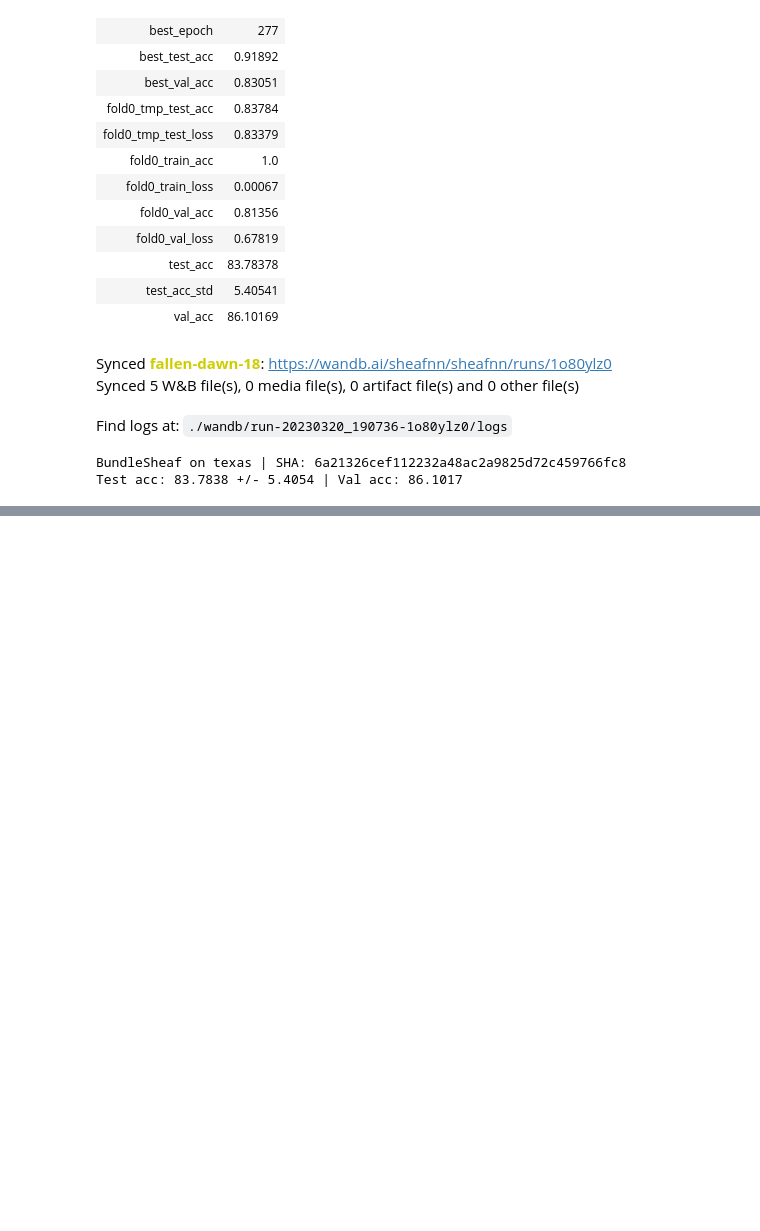
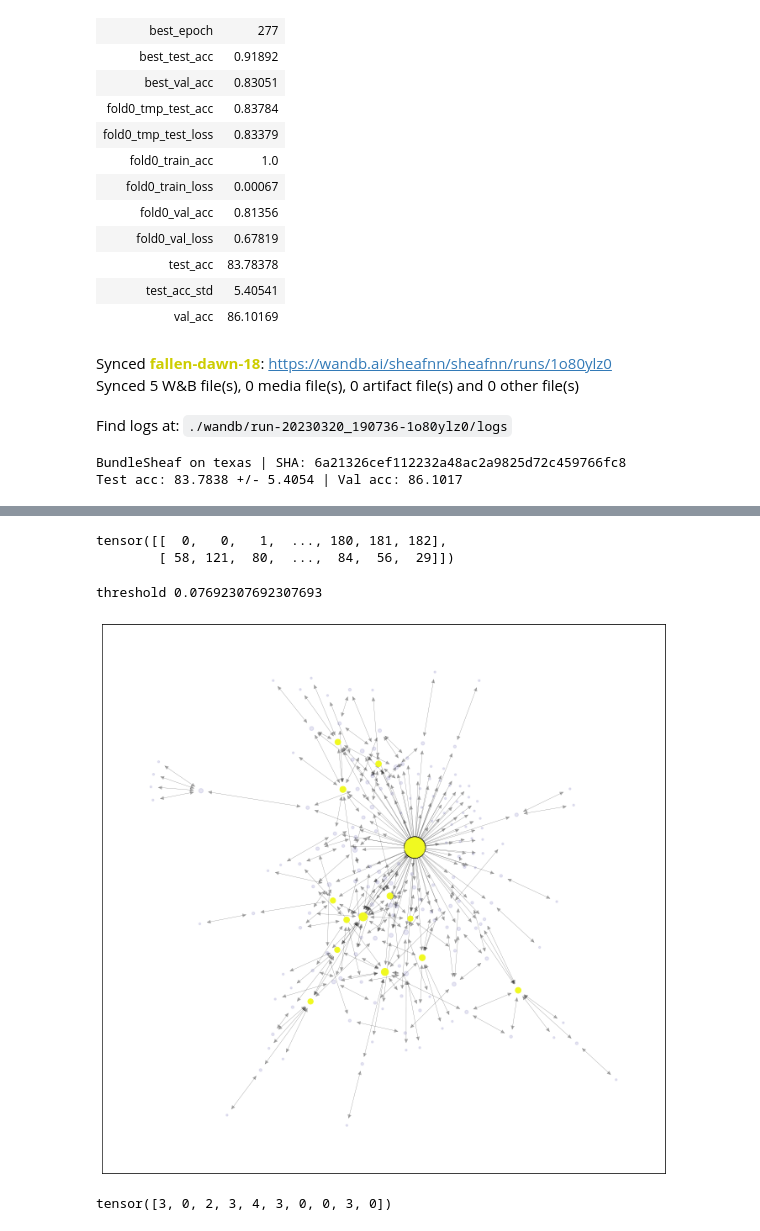
Before and after one commit to ZhangKaly/Principal-Curvature, a Jupyter notebook: notebooks/2-kz-sheafnn.ipynb, the cells around one changed output, grey strips where cells are left out. Saved outputs shown, nothing was run; the diff lists cells and outputs as text; code cells hidden in the pictures; blank space fills up the shorter version.

```diff
--- a/notebooks/2-kz-sheafnn.ipynb
+++ b/notebooks/2-kz-sheafnn.ipynb
@@ -348 +348,43 @@ predictions
           3, 3, 3, 3, 0, 3, 3, 3, 3, 3, 0, 4, 3])]]
+# %%
+get_fixed_splits(dataset[0], "texas", 1).edge_index
+# %% [output]
+tensor([[  0,   0,   1,  ..., 180, 181, 182],
+        [ 58, 121,  80,  ...,  84,  56,  29]])
+# %%
+data =dataset[0]
+# %%
+from torch_geometric.utils import to_networkx
+import networkx as nx
+import matplotlib.pyplot as plt
+
+G = to_networkx(data, to_undirected=False)
+pos = nx.spring_layout(G, seed=42)
+cent = nx.degree_centrality(G)
+node_size = list(map(lambda x: x * 500, cent.values()))
+cent_array = np.array(list(cent.values()))
+threshold = sorted(cent_array, reverse=True)[10]
+print("threshold", threshold)
+cent_bin = np.where(cent_array >= threshold, 1, 0.1)
+plt.figure(figsize=(12, 12))
+nodes = nx.draw_networkx_nodes(G, pos, node_size=node_size,
+                               cmap=plt.cm.plasma,
+                               node_color=cent_bin,
+                               nodelist=list(cent.keys()),
+                               alpha=cent_bin)
+edges = nx.draw_networkx_edges(G, pos, width=0.25, alpha=0.3)
+plt.show()
+# %% [output]
+threshold 0.07692307692307693
+[figure, added]
+# %%
+label_dict = {
+    0: "student",
+    1: "project",
+    2: "course",
+    3: "staff",
+    4: "faculty"}
+
+data.y[:10]
+# %% [output]
+tensor([3, 0, 2, 3, 4, 3, 0, 0, 3, 0])
```
Also changed, not shown: parts of 2 cells of this notebook, 1 other file.
